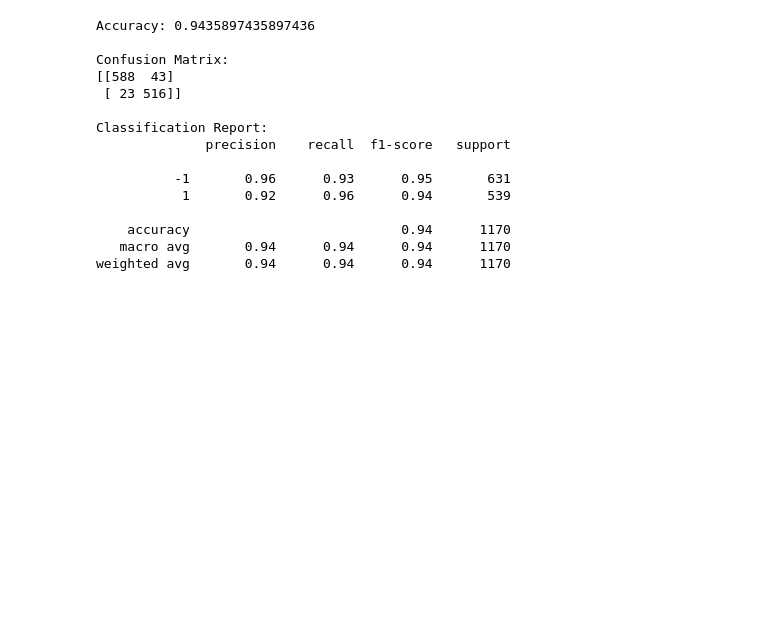
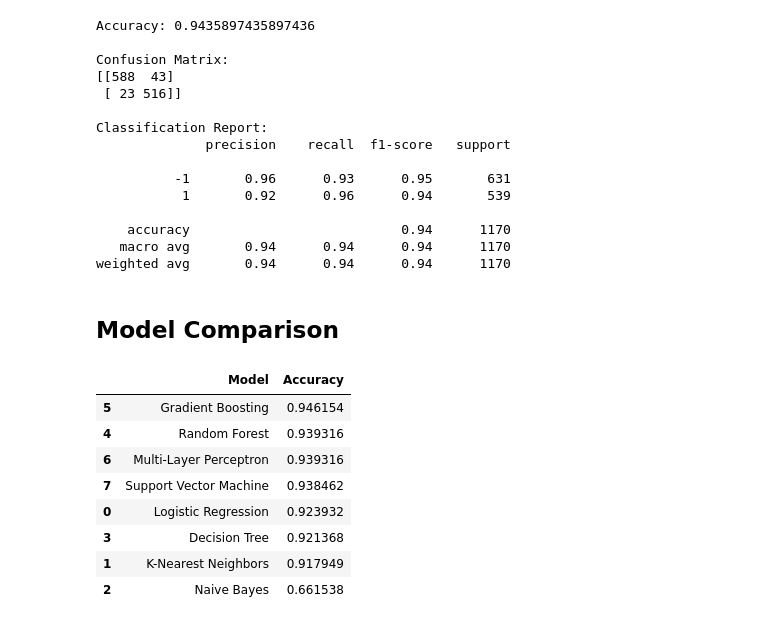
Before and after one commit to ja4smin/phishing-detection-reproduction, a Jupyter notebook: Phishing_Detection_Reproduction.ipynb, the cells around one changed output. Drawn from its saved outputs; the diff is of its cells as text; code cells hidden in the pictures; blank space fills up the shorter version.

Commit message:
Added full model comparison

```diff
--- a/Phishing_Detection_Reproduction.ipynb
+++ b/Phishing_Detection_Reproduction.ipynb
@@ -378,3 +378,50 @@ Classification Report:
     accuracy                           0.94      1170
    macro avg       0.94      0.94      0.94      1170
 weighted avg       0.94      0.94      0.94      1170
+# %% [markdown]
+## Model Comparison
+# %%
+from sklearn.linear_model import LogisticRegression
+from sklearn.neighbors import KNeighborsClassifier
+from sklearn.naive_bayes import GaussianNB
+from sklearn.tree import DecisionTreeClassifier
+from sklearn.ensemble import RandomForestClassifier, GradientBoostingClassifier
+from sklearn.neural_network import MLPClassifier
+from sklearn.svm import SVC
+from sklearn.metrics import accuracy_score
+
+models = {
+    "Logistic Regression": LogisticRegression(),
+    "K-Nearest Neighbors": KNeighborsClassifier(),
+    "Naive Bayes": GaussianNB(),
+    "Decision Tree": DecisionTreeClassifier(max_depth=30, random_state=42),
+    "Random Forest": RandomForestClassifier(n_estimators=10, random_state=42),
+    "Gradient Boosting": GradientBoostingClassifier(max_depth=4, learning_rate=0.7, random_state=42),
+    "Multi-Layer Perceptron": MLPClassifier(random_state=42),
+    "Support Vector Machine": SVC()
+}
+
+results = []
+
+for name, model in models.items():
+    model.fit(X_train, y_train)
+    y_pred = model.predict(X_test)
+
+    accuracy = accuracy_score(y_test, y_pred)
+
+    results.append([name, accuracy])
+
+results_df = pd.DataFrame(results, columns=["Model", "Accuracy"])
+results_df = results_df.sort_values(by="Accuracy", ascending=False)
+
+results_df
+# %% [output]
+|  | Model | Accuracy |
+| 5 | Gradient Boosting | 0.946154 |
+| 4 | Random Forest | 0.939316 |
+| 6 | Multi-Layer Perceptron | 0.939316 |
+| 7 | Support Vector Machine | 0.938462 |
+| 0 | Logistic Regression | 0.923932 |
+| 3 | Decision Tree | 0.921368 |
+| 1 | K-Nearest Neighbors | 0.917949 |
+| 2 | Naive Bayes | 0.661538 |
```
